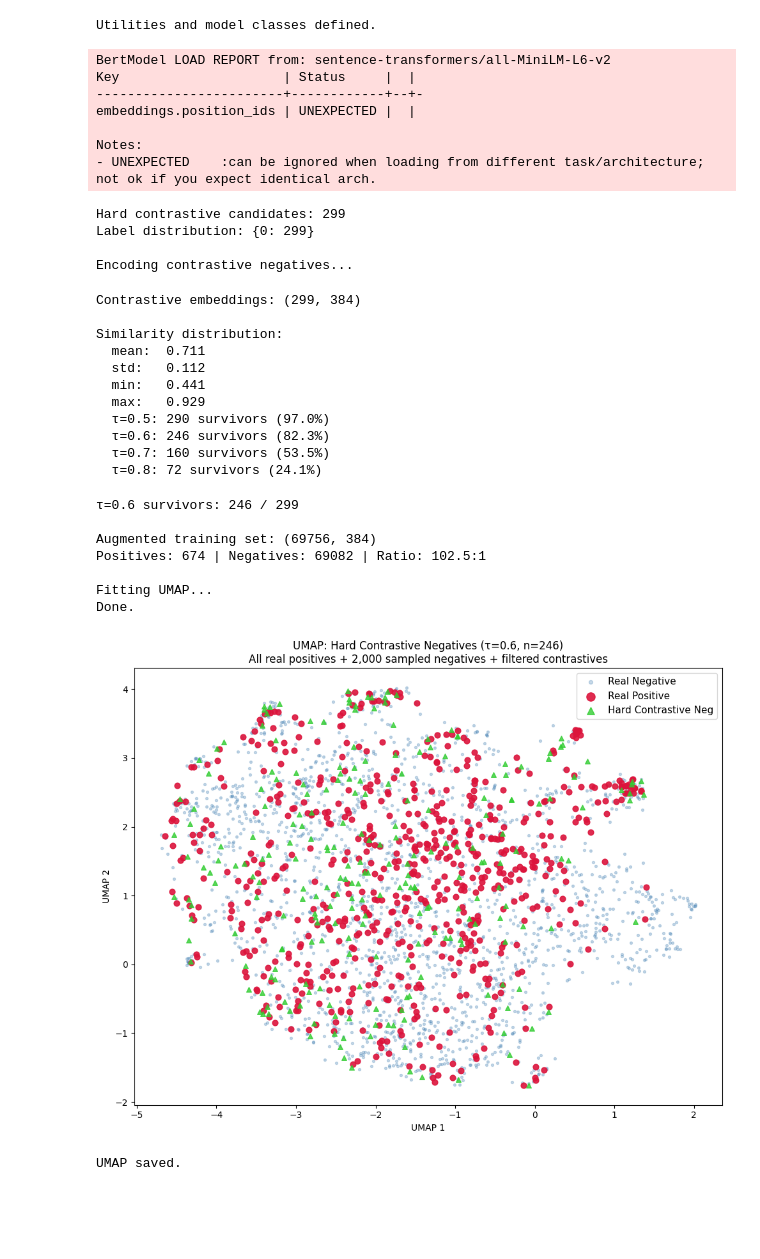
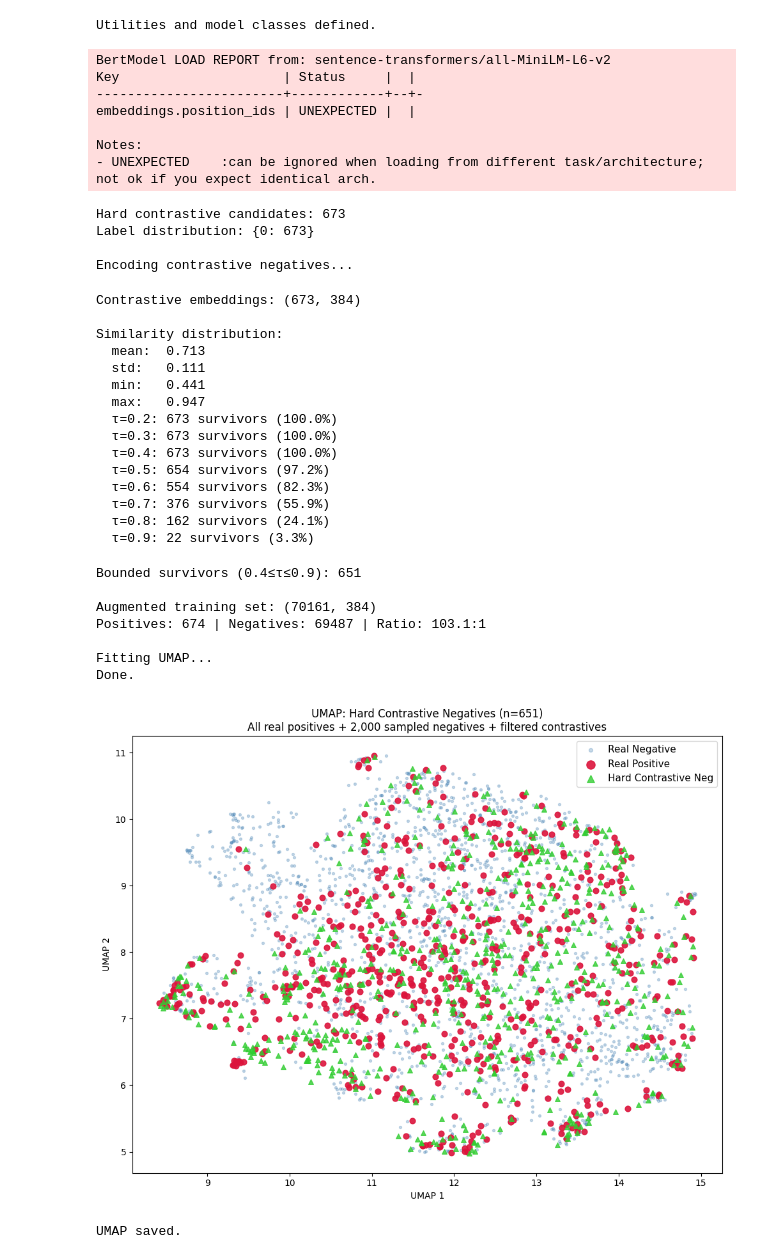
Before and after one commit to kamat-v/hedging-txtclf-experiments, a Jupyter notebook: notebooks/11_mlp_hard_contrastive_70bsynthetic.ipynb, the cells around one changed output. Cells and saved outputs as stored; diff of their text form; code cells hidden in the pictures; blank space fills up the shorter version.

Commit message:
mlp1 responding to synthetic  contrastives best

```diff
--- a/notebooks/11_mlp_hard_contrastive_70bsynthetic.ipynb
+++ b/notebooks/11_mlp_hard_contrastive_70bsynthetic.ipynb
@@ -209,7 +209,7 @@ Utilities and model classes defined.
 # -----------------------------------------------
 encoder = SentenceTransformer('all-MiniLM-L6-v2')
 
-df_contrastive = pd.read_parquet("data/synthetic/hard_contrastive_70b_raw_checkpoint.parquet")
+df_contrastive = pd.read_parquet("data/synthetic/hard_contrastive_70b_raw.parquet")
 print(f"Hard contrastive candidates: {len(df_contrastive)}")
 print(f"Label distribution: {df_contrastive['label'].value_counts().to_dict()}")
 
@@ -240,7 +240,7 @@ print(f"  std:   {max_sim.std():.3f}")
 print(f"  min:   {max_sim.min():.3f}")
 print(f"  max:   {max_sim.max():.3f}")
 
-for tau in [0.5, 0.6, 0.7, 0.8]:
+for tau in [0.2, 0.3, 0.4, 0.5, 0.6, 0.7, 0.8, 0.9]:
     mask = max_sim >= tau
     print(f"  τ={tau}: {mask.sum()} survivors ({100*mask.mean():.1f}%)")
 # %% [output]
@@ -251,35 +251,39 @@ embeddings.position_ids | UNEXPECTED |  |
 
 Notes:
 - UNEXPECTED    :can be ignored when loading from different task/architecture; not ok if you expect identical arch.
-Hard contrastive candidates: 299
-Label distribution: {0: 299}
+Hard contrastive candidates: 673
+Label distribution: {0: 673}
 
 Encoding contrastive negatives...
-Contrastive embeddings: (299, 384)
+Contrastive embeddings: (673, 384)
 
 Similarity distribution:
-  mean:  0.711
-  std:   0.112
+  mean:  0.713
+  std:   0.111
   min:   0.441
-  max:   0.929
-  τ=0.5: 290 survivors (97.0%)
-  τ=0.6: 246 survivors (82.3%)
-  τ=0.7: 160 survivors (53.5%)
-  τ=0.8: 72 survivors (24.1%)
+  max:   0.947
+  τ=0.2: 673 survivors (100.0%)
+  τ=0.3: 673 survivors (100.0%)
+  τ=0.4: 673 survivors (100.0%)
+  τ=0.5: 654 survivors (97.2%)
+  τ=0.6: 554 survivors (82.3%)
+  τ=0.7: 376 survivors (55.9%)
+  τ=0.8: 162 survivors (24.1%)
+  τ=0.9: 22 survivors (3.3%)
 # %%
 # -----------------------------------------------
 # Apply τ=0.6 filter and construct augmented
 # training set. Hard negatives added to negative
 # class — label=0 throughout.
 # -----------------------------------------------
-TAU = 0.6
+TAU_MIN = 0.4
+TAU_MAX = 0.9
 
-contrastive_mask       = max_sim >= TAU
+contrastive_mask       = (max_sim >= TAU_MIN) & (max_sim <= TAU_MAX)
 X_contrastive_filtered = X_contrastive[contrastive_mask]
 y_contrastive_filtered = np.zeros(contrastive_mask.sum(), dtype=int)
 
-print(f"τ={TAU} survivors: {contrastive_mask.sum()} / {len(contrastive_mask)}")
-
+print(f"Bounded survivors ({TAU_MIN}≤τ≤{TAU_MAX}): {contrastive_mask.sum()}")
 # Augmented training set
 X_train_contrastive = np.vstack([X_train, X_contrastive_filtered])
 y_train_contrastive = np.concatenate([y_train, y_contrastive_filtered])
@@ -331,38 +335,38 @@ alpha_map = {
     'Hard Contrastive Neg': 0.8,
 }
 
 fig, ax = plt.subplots(figsize=(10, 8))
 for cat in ['Real Negative', 'Real Positive', 'Hard Contrastive Neg']:
     mask = np.array(y_plot) == cat
     ax.scatter(
         embedding[mask, 0], embedding[mask, 1],
         c=color_map[cat], s=size_map[cat],
         alpha=alpha_map[cat], label=cat,
         marker='^' if cat == 'Hard Contrastive Neg' else 'o'
     )
 
 ax.set_title(
-    f'UMAP: Hard Contrastive Negatives (τ={TAU}, n={contrastive_mask.sum()})\n'
+    f'UMAP: Hard Contrastive Negatives (n={contrastive_mask.sum()})\n'
     'All real positives + 2,000 sampled negatives + filtered contrastives',
     fontsize=12,
 )
 ax.legend(fontsize=11, markerscale=1.5)
 ax.set_xlabel('UMAP 1')
 ax.set_ylabel('UMAP 2')
 plt.tight_layout()
 plt.savefig("data/results/umap_70bcontrastive_augmentation.png",
             dpi=150, bbox_inches='tight')
 plt.show()
 print("UMAP saved.")
 # %% [output]
-τ=0.6 survivors: 246 / 299
+Bounded survivors (0.4≤τ≤0.9): 651
 
-Augmented training set: (69756, 384)
-Positives: 674 | Negatives: 69082 | Ratio: 102.5:1
+Augmented training set: (70161, 384)
+Positives: 674 | Negatives: 69487 | Ratio: 103.1:1
 
 Fitting UMAP...
 Done.
-[figure, old version]
+[figure, new version]
 UMAP saved.
 # %%
 # -----------------------------------------------
```
Also changed, not shown: parts of 2 cells of this notebook.
